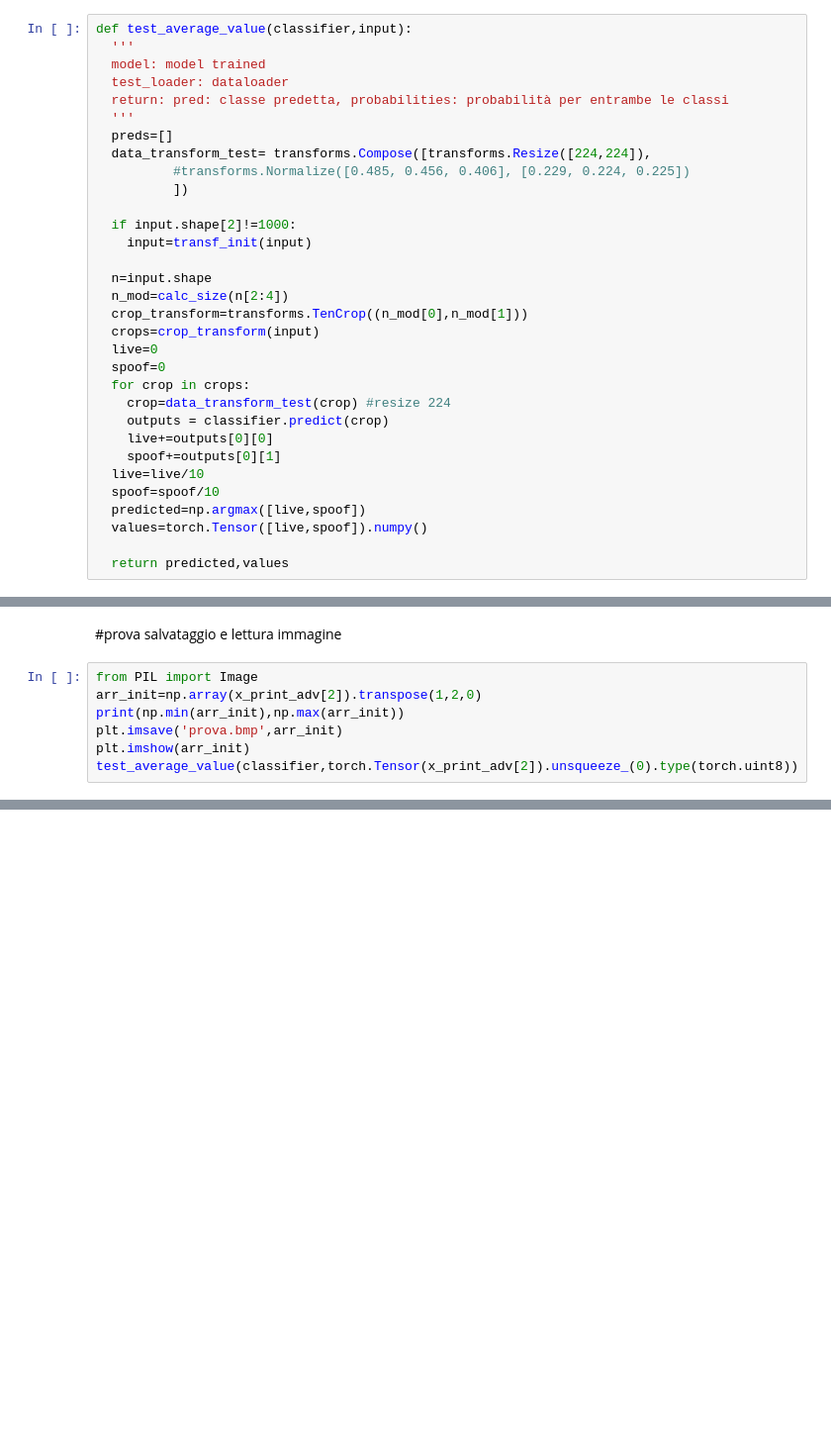
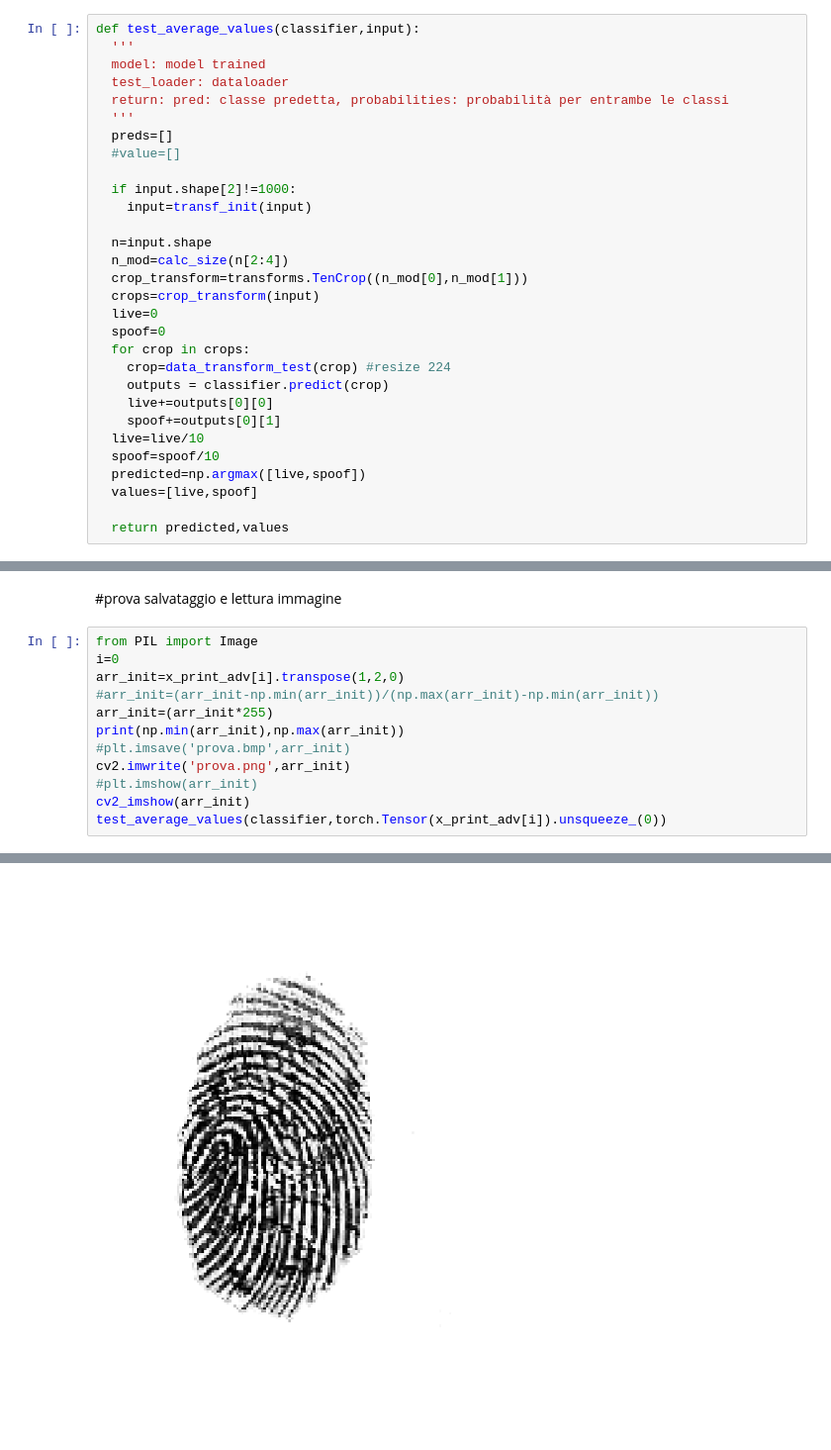
Before and after one commit to umbertogagl97/Tesi, a Jupyter notebook: Impronte/AttaccoScanner/Attacco_PGD.ipynb, the cells around one changed output, grey strips where cells are left out. Shown: that part at 99% size. Drawn from its saved outputs; the diff is of its cells as text; blank space fills up the shorter version.

```diff
--- a/Impronte/AttaccoScanner/Attacco_PGD.ipynb
+++ b/Impronte/AttaccoScanner/Attacco_PGD.ipynb
@@ -280,16 +293,14 @@ def test_average_preds(classifier,input):
 
   return predicted,probabilities
 # %%
-def test_average_value(classifier,input):
+def test_average_values(classifier,input):
   '''
   model: model trained
   test_loader: dataloader
   return: pred: classe predetta, probabilities: probabilità per entrambe le classi
   '''
   preds=[]
-  data_transform_test= transforms.Compose([transforms.Resize([224,224]),
-          #transforms.Normalize([0.485, 0.456, 0.406], [0.229, 0.224, 0.225])
-          ])
+  #value=[]
 
   if input.shape[2]!=1000:
     input=transf_init(input)
@@ -308,7 +319,7 @@ def test_average_value(classifier,input):
   live=live/10
   spoof=spoof/10
   predicted=np.argmax([live,spoof])
-  values=torch.Tensor([live,spoof]).numpy()
+  values=[live,spoof]
 
   return predicted,values
 # %% [markdown]
@@ -1304,9 +1320,14 @@ print_subplot(x_print,y_print,preds_orig,x_print_adv,y_print_adv,normalize=False
 #prova salvataggio e lettura immagine
 # %%
 from PIL import Image
-arr_init=np.array(x_print_adv[2]).transpose(1,2,0)
+i=0
+arr_init=x_print_adv[i].transpose(1,2,0)
+#arr_init=(arr_init-np.min(arr_init))/(np.max(arr_init)-np.min(arr_init))
+arr_init=(arr_init*255)
 print(np.min(arr_init),np.max(arr_init))
-plt.imsave('prova.bmp',arr_init)
-plt.imshow(arr_init)
-test_average_value(classifier,torch.Tensor(x_print_adv[2]).unsqueeze_(0).type(torch.uint8))
+#plt.imsave('prova.bmp',arr_init)
+cv2.imwrite('prova.png',arr_init)
+#plt.imshow(arr_init)
+cv2_imshow(arr_init)
+test_average_values(classifier,torch.Tensor(x_print_adv[i]).unsqueeze_(0))
 # %% [output]
@@ -1313,0 +1335 @@ test_average_value(classifier,torch.Tensor(x_print_adv[2]).unsqueeze_(0).type(to
+[figure, new version]
```
Also changed, not shown: parts of 31 cells of this notebook.
